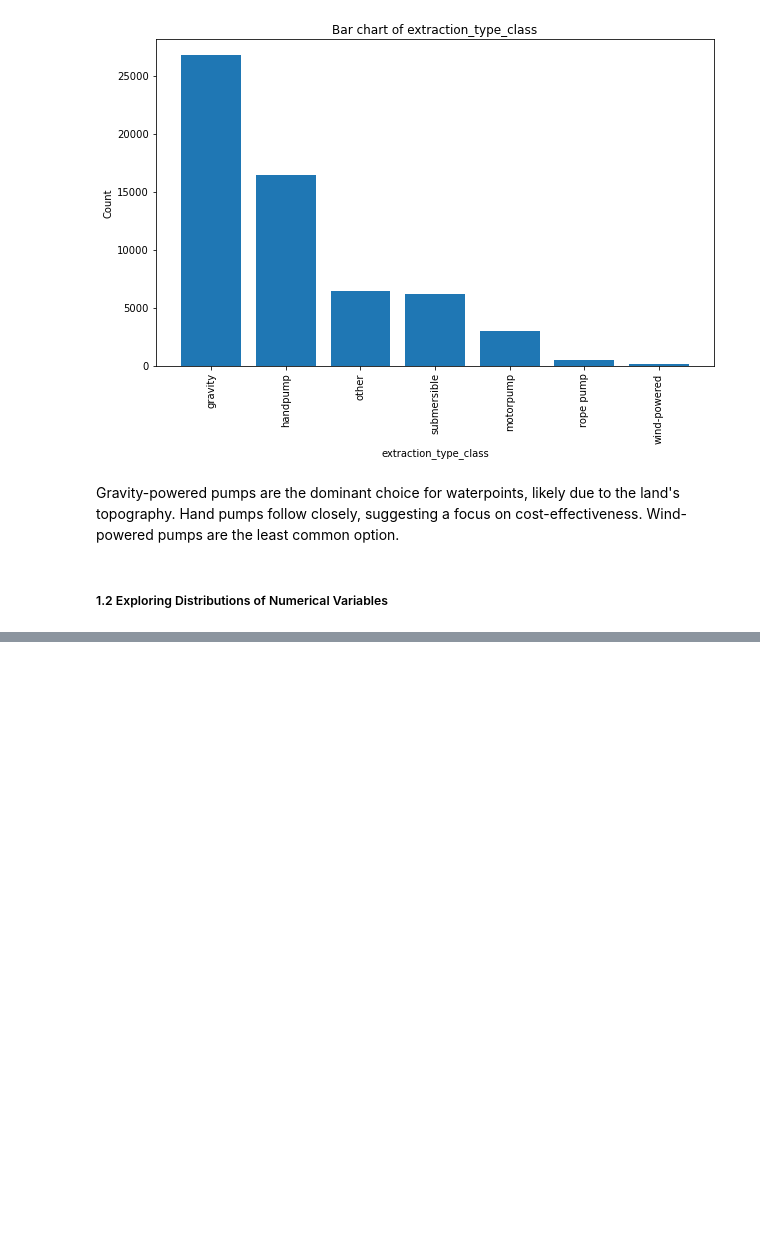
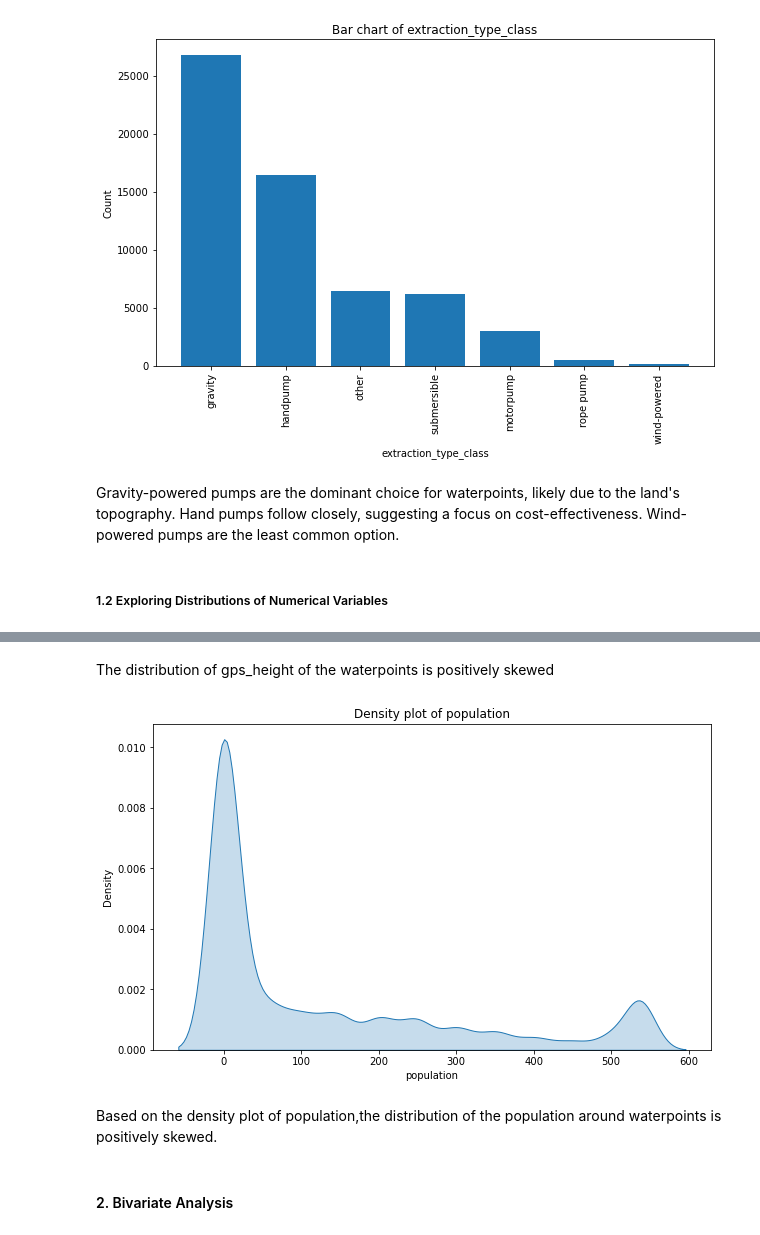
Before and after one commit to Cdasilver29/well-classification-documented, a Jupyter notebook: Technical.ipynb, the cells around one changed output, grey strips where cells are left out. Drawn from its saved outputs; the diff is of its cells as text; code cells hidden in the pictures; blank space fills up the shorter version.

```diff
--- a/Technical.ipynb
+++ b/Technical.ipynb
@@ -993,0 +1013,10 @@ Gravity-powered pumps are the dominant choice for waterpoints, likely due to the
+# %% [markdown]
+ The distribution of gps_height of the waterpoints is positively skewed
+# %%
+density_plot('population')
+# %% [output]
+[figure, added]
+# %% [markdown]
+Based on the density plot of population,the distribution of the population around waterpoints is positively skewed.
+# %% [markdown]
+#### 2. Bivariate Analysis
```
Also changed, not shown: parts of 4 cells of this notebook.
